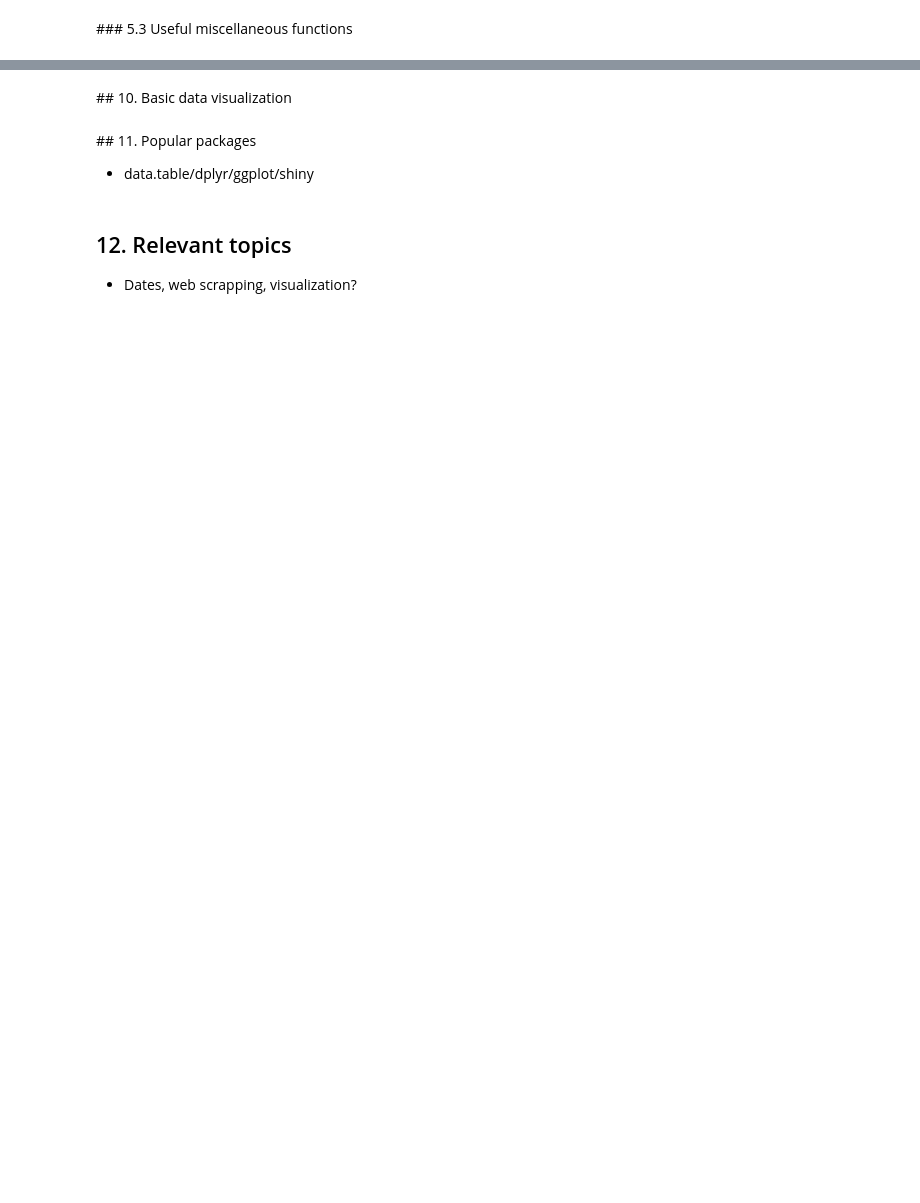
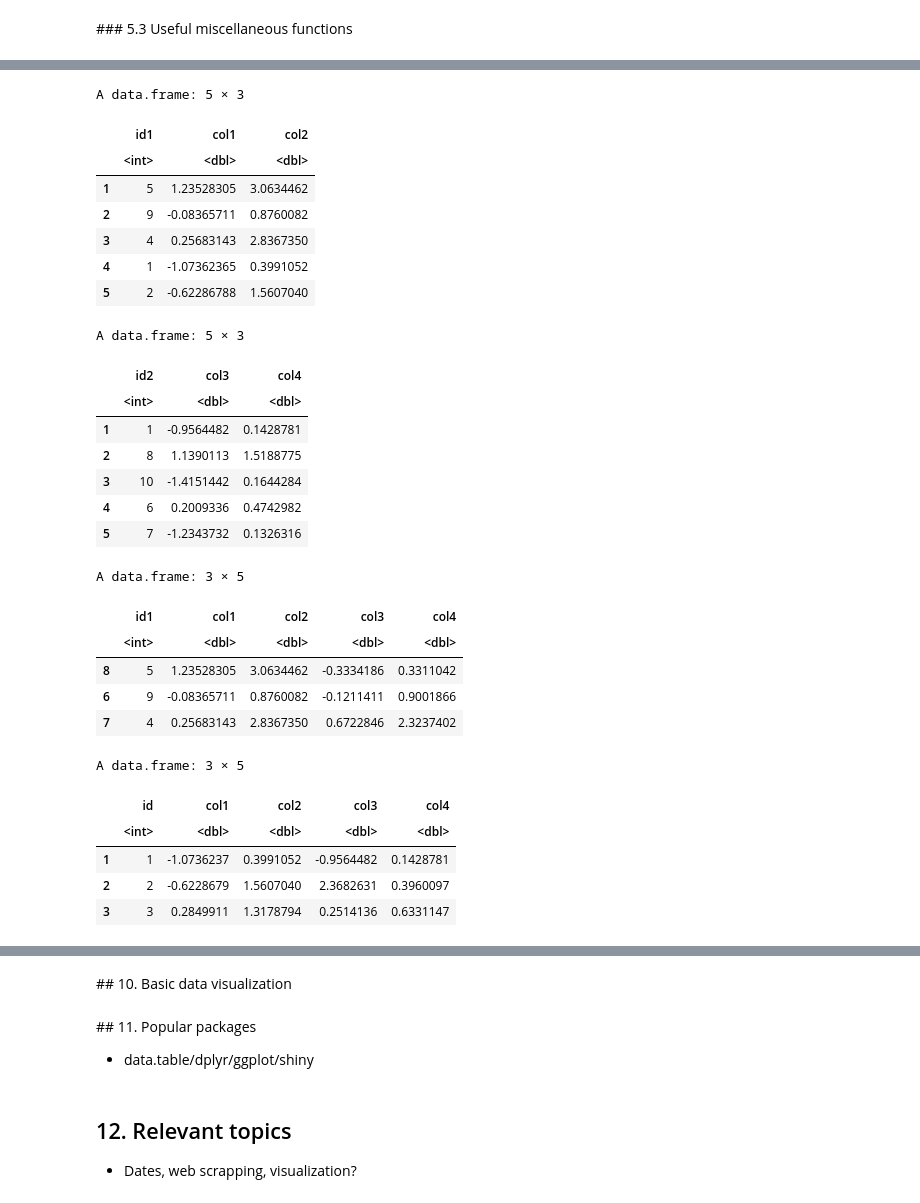
Before and after one commit to mtorrens/bse_comp_bootcamp, a Jupyter notebook: R1.ipynb, the cells around one changed output, grey strips where cells are left out. Drawn from its saved outputs; the diff is of its cells as text; code cells hidden in the pictures; blank space fills up the shorter version.

```diff
--- a/R1.ipynb
+++ b/R1.ipynb
@@ -490,0 +680,45 @@ Still, even if the rest functions in `R` can be over-written (stuff like `mean <
+# %%
+set.seed(666)
+df1 <- data.frame(id1 = sample(1:10, replace = FALSE), col1 = rnorm(10), col2 = rchisq(10, df = 1))
+df2 <- data.frame(id2 = sample(1:10, replace = FALSE), col3 = rnorm(10), col4 = rchisq(10, df = 1))
+head(df1, 5)
+head(df2, 5)
+
+# Joint datasets using "match"
+df3 <- cbind.data.frame(df1, df2[match(df1[, 'id1'], df2[, 'id2']), -1])  # Exclude "id" column to avoid redundancy
+head(df3, 5)
+
+# Joint datasets using "merge"
+colnames(df1)[1] <- 'id'
+colnames(df2)[1] <- 'id'
+df3 <- merge(df1, df2, by = 'id')  # This is fine but be careful if ID lists and column names are not equal
+head(df3, 5)  # The original order is altered
+# %% [output]
+A data.frame: 5 × 3
+|  | id1 | col1 | col2 |
+|  | <int> | <dbl> | <dbl> |
+| 1 | 5 | 1.23528305 | 3.0634462 |
+| 2 | 9 | -0.08365711 | 0.8760082 |
+| 3 | 4 | 0.25683143 | 2.8367350 |
+| 4 | 1 | -1.07362365 | 0.3991052 |
+| 5 | 2 | -0.62286788 | 1.5607040 |
+A data.frame: 5 × 3
+|  | id2 | col3 | col4 |
+|  | <int> | <dbl> | <dbl> |
+| 1 | 1 | -0.9564482 | 0.1428781 |
+| 2 | 8 | 1.1390113 | 1.5188775 |
+| 3 | 10 | -1.4151442 | 0.1644284 |
+| 4 | 6 | 0.2009336 | 0.4742982 |
+| 5 | 7 | -1.2343732 | 0.1326316 |
+A data.frame: 3 × 5
+|  | id1 | col1 | col2 | col3 | col4 |
+|  | <int> | <dbl> | <dbl> | <dbl> | <dbl> |
+| 8 | 5 | 1.23528305 | 3.0634462 | -0.3334186 | 0.3311042 |
+| 6 | 9 | -0.08365711 | 0.8760082 | -0.1211411 | 0.9001866 |
+| 7 | 4 | 0.25683143 | 2.8367350 | 0.6722846 | 2.3237402 |
+A data.frame: 3 × 5
+|  | id | col1 | col2 | col3 | col4 |
+|  | <int> | <dbl> | <dbl> | <dbl> | <dbl> |
+| 1 | 1 | -1.0736237 | 0.3991052 | -0.9564482 | 0.1428781 |
+| 2 | 2 | -0.6228679 | 1.5607040 | 2.3682631 | 0.3960097 |
+| 3 | 3 | 0.2849911 | 1.3178794 | 0.2514136 | 0.6331147 |
```
Also changed, not shown: parts of 51 cells of this notebook.
